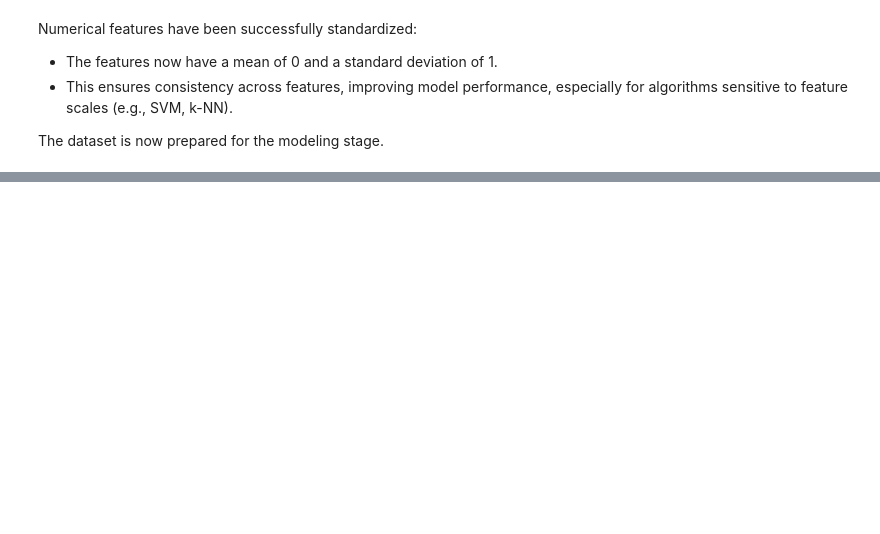
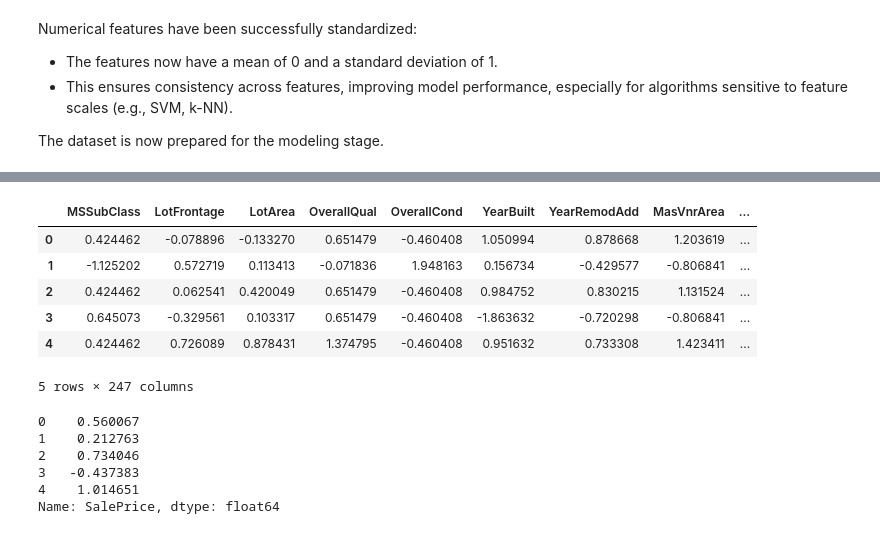
Before and after one commit to otuemre/HousePricingML, a Jupyter notebook: src/notebooks/housePricingML.ipynb, the cells around one changed output, grey strips where cells are left out. Saved outputs shown, nothing was run; the diff lists cells and outputs as text; code cells hidden in the pictures; blank space fills up the shorter version.

```diff
--- a/src/notebooks/housePricingML.ipynb
+++ b/src/notebooks/housePricingML.ipynb
@@ -722,0 +759,25 @@ The dataset is now prepared for the modeling stage.
+# %%
+from sklearn.model_selection import train_test_split
+
+# Create X and y
+X = df.drop(columns=['Id', 'SalePrice'])
+y = df['SalePrice']
+# %%
+X.head()
+# %% [output]
+|  | MSSubClass | LotFrontage | LotArea | OverallQual | OverallCond | YearBuilt | YearRemodAdd | MasVnrArea | ... |
+| 0 | 0.424462 | -0.078896 | -0.133270 | 0.651479 | -0.460408 | 1.050994 | 0.878668 | 1.203619 | ... |
+| 1 | -1.125202 | 0.572719 | 0.113413 | -0.071836 | 1.948163 | 0.156734 | -0.429577 | -0.806841 | ... |
+| 2 | 0.424462 | 0.062541 | 0.420049 | 0.651479 | -0.460408 | 0.984752 | 0.830215 | 1.131524 | ... |
+| 3 | 0.645073 | -0.329561 | 0.103317 | 0.651479 | -0.460408 | -1.863632 | -0.720298 | -0.806841 | ... |
+| 4 | 0.424462 | 0.726089 | 0.878431 | 1.374795 | -0.460408 | 0.951632 | 0.733308 | 1.423411 | ... |
+5 rows × 247 columns
+# %%
+y.head()
+# %% [output]
+0    0.560067
+1    0.212763
+2    0.734046
+3   -0.437383
+4    1.014651
+Name: SalePrice, dtype: float64
```
Also changed, not shown: parts of 31 cells of this notebook, 1 other file.
